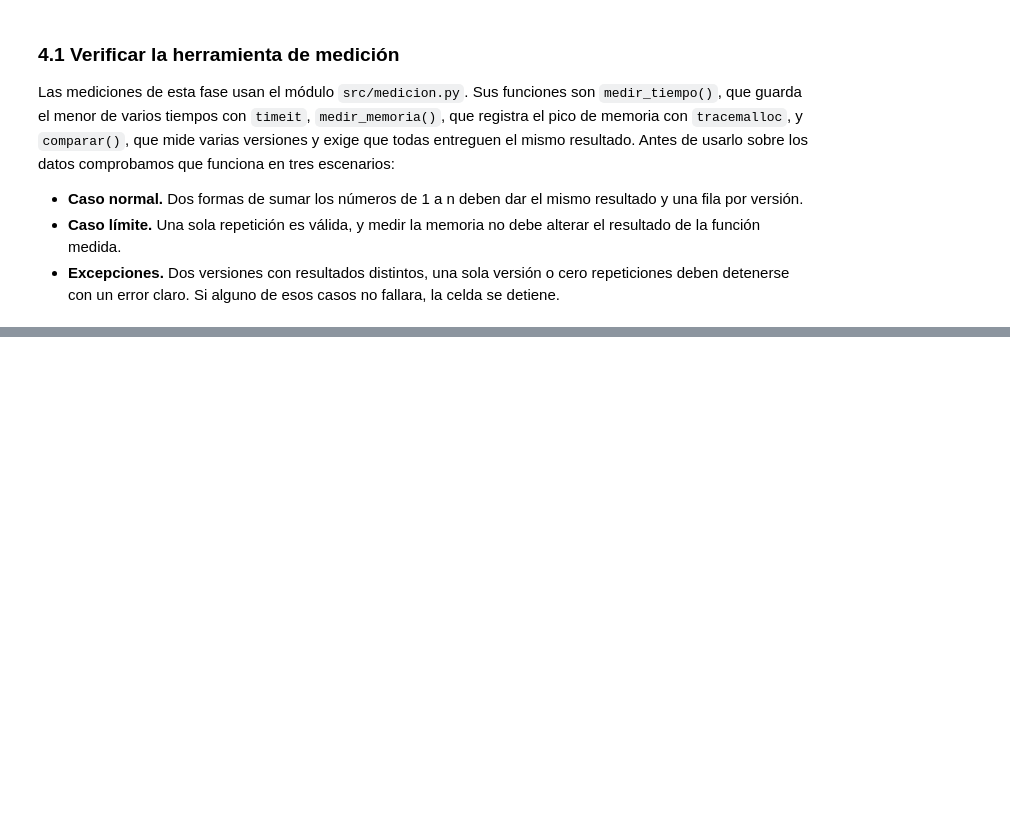
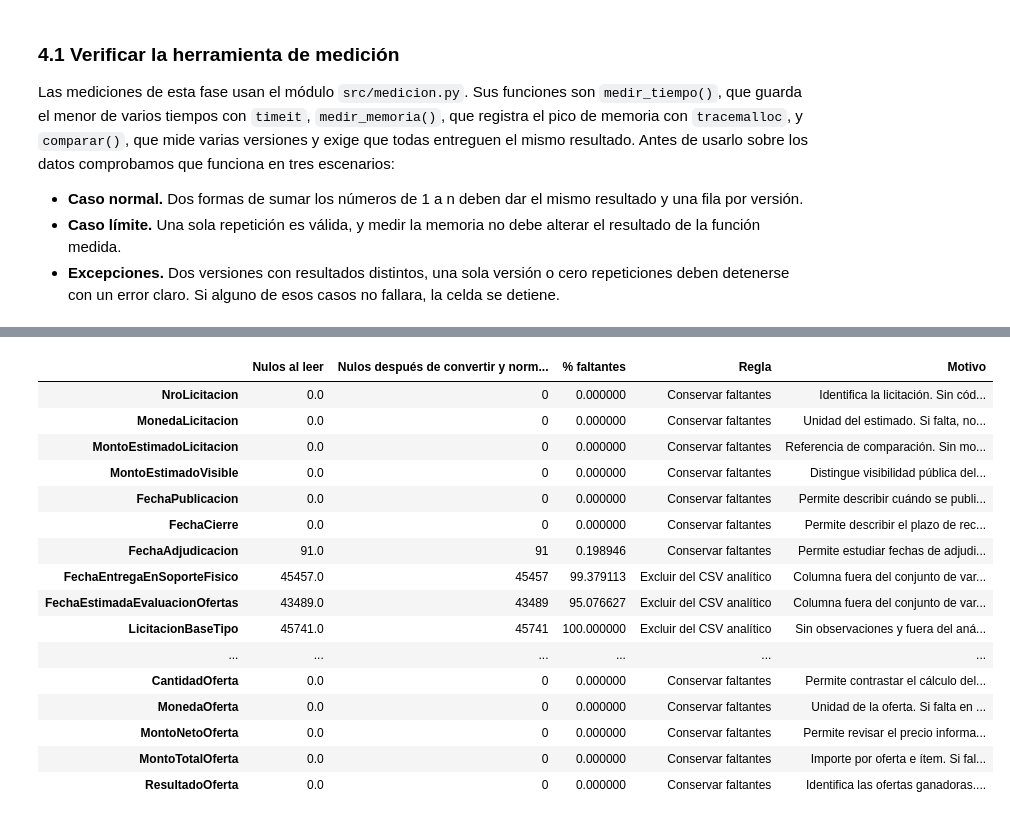
Before and after one commit to proyecto-grupo2-mcdi500/proyecto-grupo2-mcdi500, a Jupyter notebook: F3/F3_Nucleo_Algoritmico.ipynb, the cells around one changed output, grey strips where cells are left out. Drawn from its saved outputs; the diff is of its cells as text; code cells hidden in the pictures; blank space fills up the shorter version.

```diff
--- a/F3/F3_Nucleo_Algoritmico.ipynb
+++ b/F3/F3_Nucleo_Algoritmico.ipynb
@@ -265,13 +230,25 @@ La sección 4 midió el tiempo de las dos versiones del control temporal. Ahora
 # %%
-# Medir tiempo y memoria de las dos versiones del control temporal de la sección 4.
+casos = pd.DataFrame([
+    ["2025-01-01", "2025-01-03", "2025-01-05"],
+    ["2025-01-03", "2025-01-02", None],
+    [None, "2025-01-05", "2025-01-04"],
+    ["2025-01-01", None, "2025-01-05"],
+], columns=FECHAS).apply(pd.to_datetime)
+esperado = pd.Series([False, True, True, False])
+pd.testing.assert_series_equal(control_iterativo(casos), esperado)
+pd.testing.assert_series_equal(control_vectorizado(casos), esperado)
+
+ofertas = resultado.ofertas
 comparacion_control = comparar({
-    "Iterativa": lambda: control_iterativo(resultado_f3),
-    "Vectorizada": lambda: control_vectorizado(resultado_f3),
+    "Iterativa": lambda: control_iterativo(ofertas),
+    "Vectorizada": lambda: control_vectorizado(ofertas),
 })
 display(comparacion_control)
 
 cifras = comparacion_control.set_index("Implementación")
 razon_tiempo = cifras.loc["Iterativa", "Veces el tiempo de la más rápida"]
 razon_memoria = cifras.loc["Iterativa", "Memoria pico (MB)"] / cifras.loc["Vectorizada", "Memoria pico (MB)"]
-print(f"Sobre {len(resultado_f3):,} filas, la versión iterativa tarda {razon_tiempo:,.0f} veces más "
+alertas = control_vectorizado(ofertas)
+print(f"Sobre {len(ofertas):,} filas, la versión iterativa tarda {razon_tiempo:,.0f} veces más "
       f"y usa {razon_memoria:,.0f} veces más memoria pico que la vectorizada.")
+print(f"Alertas temporales en la base: {int(alertas.sum()):,}. Las dos versiones marcan las mismas filas.")
@@ -387,0 +388,46 @@ display(parametros)
+# %%
+from src.funciones_f2_revision import (
+    convertir_tipos, marcar_duplicados, normalizar_codigo, tratar_faltantes,
+)
+
+entrada_auditada = cargar_csv(entrada)
+nulos_al_leer = entrada_auditada.isna().sum()
+marcadas, duplicados = marcar_duplicados(entrada_auditada)
+convertidas, conversiones = convertir_tipos(marcadas)
+_, faltantes = tratar_faltantes(convertidas, nulos_al_leer.reindex(convertidas.columns))
+faltantes = faltantes.drop(index="EsDuplicadoPotencial")
+print(f"Columnas de entrada tras el filtro de identificadores: {entrada_auditada.shape[1]}")
+print(f"Filas adicionales idénticas: {int(duplicados['FilasAdicionales'].sum()):,}")
+display(conversiones)
+display(faltantes.loc[faltantes.index.isin(MOTIVOS) | faltantes["% faltantes"].gt(90)])
+
+brechas = resultado.licitaciones
+validas = brechas.loc[brechas["EstadoBrecha"].eq("Calculada")]
+sin_duplicadas = validas.loc[~validas["GanadoraDuplicada"]]
+print(f"Cobertura por licitación: {len(validas):,} de {len(brechas):,} ({len(validas) / len(brechas):.1%})")
+for etiqueta, muestra in [("Todas las comparables", validas), ("Sensibilidad sin ganadoras duplicadas", sin_duplicadas)]:
+    print(etiqueta)
+    print(f"Licitaciones: {len(muestra):,}")
+    print(f"Coincidencias exactas: {muestra['BrechaMonto'].eq(0).sum():,}")
+    print(f"Coincidencias con tolerancia F2: {muestra['CoincideConEstimado'].sum():,}")
+print(f"Diferencia frente a las 1.263 coincidencias reportadas por el profesor: "
+      f"{int(validas['CoincideConEstimado'].sum()) - 1263:+,}")
+
+if "MontoEstimadoVisible" in entrada_auditada:
+    visibilidad = normalizar_codigo(entrada_auditada["MontoEstimadoVisible"])
+    no_visibles = visibilidad.eq("NO").sum()
+    print(f"Ofertas con monto estimado no visible: {no_visibles:,} de {len(ofertas):,} ({no_visibles / len(ofertas):.1%})")
+    display(validas.groupby(["MonedaLicitacion", "VisibilidadEstimado"]).agg(
+        Licitaciones=("BrechaMonto", "size"),
+        Coincidencias=("CoincideConEstimado", "sum"),
+        MedianaBrecha=("BrechaMonto", "median"),
+    ))
+
+contexto = [col for col in brechas if col.endswith((
+    "_Informada", "_MencionaAdjudicacion", "_MencionaPresupuesto",
+))]
+if contexto:
+    display(validas.groupby("CoincideConEstimado")[contexto].sum().T)
+print("Valores extremos por IQR logarítmico en CLP:")
+display(ofertas["EsExtremoLogIQR_CLP"].value_counts(dropna=False).to_frame("Ofertas"))
+# %% [output]
@@ -387,0 +444,17 @@ display(parametros)
+|  | Nulos al leer | Nulos después de convertir y norm... | % faltantes | Regla | Motivo |
+| NroLicitacion | 0.0 | 0 | 0.000000 | Conservar faltantes | Identifica la licitación. Sin cód... |
+| MonedaLicitacion | 0.0 | 0 | 0.000000 | Conservar faltantes | Unidad del estimado. Si falta, no... |
+| MontoEstimadoLicitacion | 0.0 | 0 | 0.000000 | Conservar faltantes | Referencia de comparación. Sin mo... |
+| MontoEstimadoVisible | 0.0 | 0 | 0.000000 | Conservar faltantes | Distingue visibilidad pública del... |
+| FechaPublicacion | 0.0 | 0 | 0.000000 | Conservar faltantes | Permite describir cuándo se publi... |
+| FechaCierre | 0.0 | 0 | 0.000000 | Conservar faltantes | Permite describir el plazo de rec... |
+| FechaAdjudicacion | 91.0 | 91 | 0.198946 | Conservar faltantes | Permite estudiar fechas de adjudi... |
+| FechaEntregaEnSoporteFisico | 45457.0 | 45457 | 99.379113 | Excluir del CSV analítico | Columna fuera del conjunto de var... |
+| FechaEstimadaEvaluacionOfertas | 43489.0 | 43489 | 95.076627 | Excluir del CSV analítico | Columna fuera del conjunto de var... |
+| LicitacionBaseTipo | 45741.0 | 45741 | 100.000000 | Excluir del CSV analítico | Sin observaciones y fuera del aná... |
+| ... | ... | ... | ... | ... | ... |
+| CantidadOferta | 0.0 | 0 | 0.000000 | Conservar faltantes | Permite contrastar el cálculo del... |
+| MonedaOferta | 0.0 | 0 | 0.000000 | Conservar faltantes | Unidad de la oferta. Si falta en ... |
+| MontoNetoOferta | 0.0 | 0 | 0.000000 | Conservar faltantes | Permite revisar el precio informa... |
+| MontoTotalOferta | 0.0 | 0 | 0.000000 | Conservar faltantes | Importe por oferta e ítem. Si fal... |
+| ResultadoOferta | 0.0 | 0 | 0.000000 | Conservar faltantes | Identifica las ofertas ganadoras.... |
```
Also changed, not shown: parts of 23 cells of this notebook, 9 other files.
